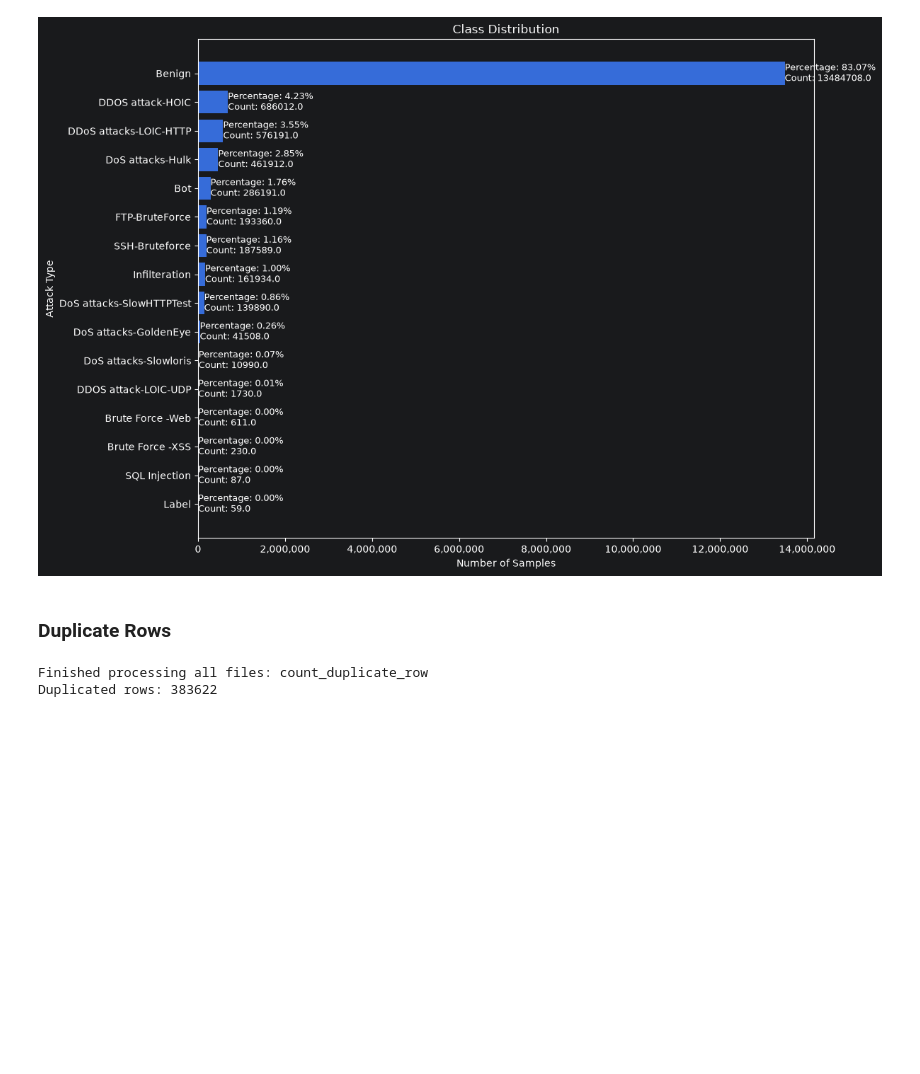
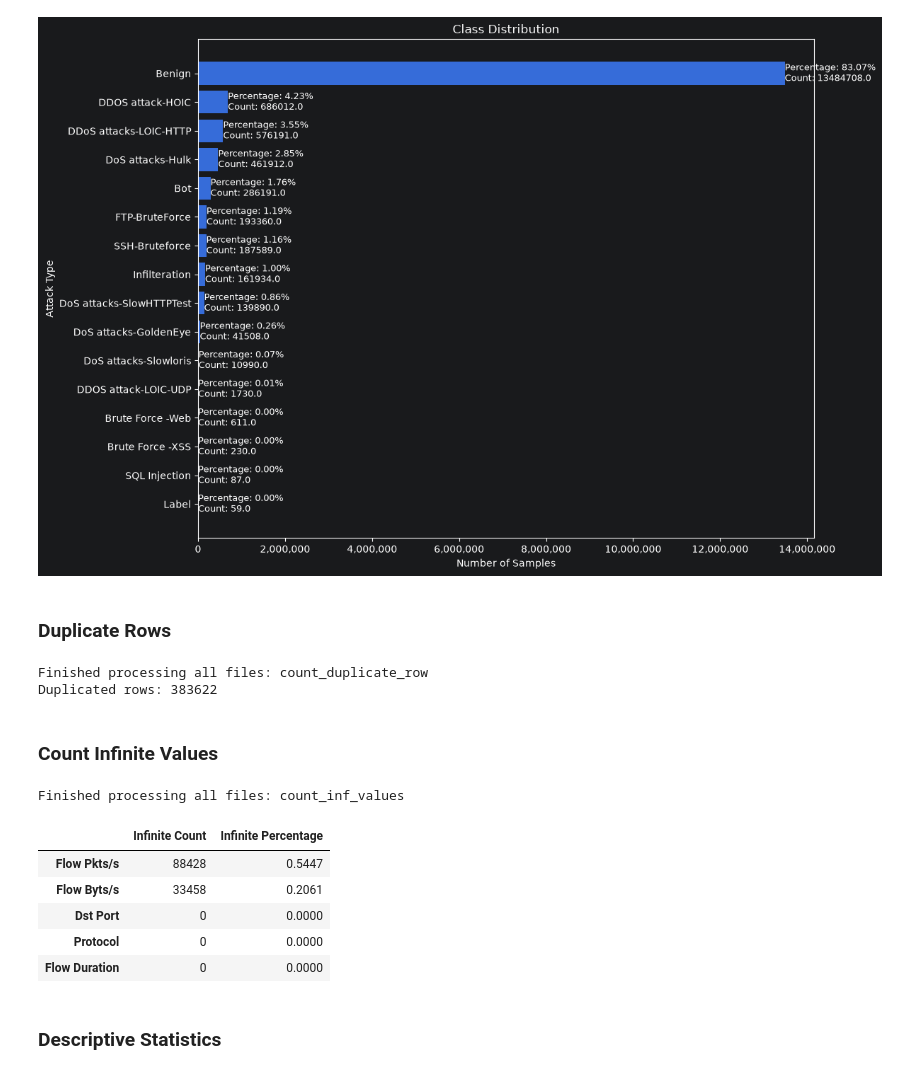
Before and after one commit to JoxNeis/ml-ids, a Jupyter notebook: eda.ipynb, the cells around one changed output. Cells and saved outputs as stored; diff of their text form; code cells hidden in the pictures; blank space fills up the shorter version.

```diff
--- a/eda.ipynb
+++ b/eda.ipynb
@@ -198,3 +200,47 @@ print(f"Duplicated rows: {duplicate_rows}")
 # %% [output]
 Finished processing all files: count_duplicate_row
 Duplicated rows: 383622
+# %% [markdown]
+### Count Infinite Values
+# %%
+def count_inf_values(df):
+    df = df.select_dtypes(include=np.number)
+    return pd.Series(
+        np.isinf(df).sum(axis=0),
+        index=df.columns,
+        name="Infinite Count"
+    )
+# %%
+def analyze_inf_values(folder_name, total_rows):
+    inf_counts = (
+        pd.concat(
+            process_parquet_files(folder_name, count_inf_values),
+            axis=1
+        )
+        .fillna(0)
+        .sum(axis=1)
+        .astype(int)
+        .to_frame(name="Infinite Count")
+    )
+
+    inf_counts["Infinite Percentage"] = (
+        inf_counts["Infinite Count"] / total_rows * 100
+    ).round(4)
+
+    return inf_counts.sort_values(
+        by=["Infinite Count", "Infinite Percentage"],
+        ascending=[False, False]
+    )
+# %%
+inf_values = analyze_inf_values(FOLDER_NAME, TOTAL_ROWS)
+inf_values.head()
+# %% [output]
+Finished processing all files: count_inf_values
+|  | Infinite Count | Infinite Percentage |
+| Flow Pkts/s | 88428 | 0.5447 |
+| Flow Byts/s | 33458 | 0.2061 |
+| Dst Port | 0 | 0.0000 |
+| Protocol | 0 | 0.0000 |
+| Flow Duration | 0 | 0.0000 |
+# %% [markdown]
+### Descriptive Statistics
```
Also changed, not shown: parts of 11 cells of this notebook, 3 other files.
